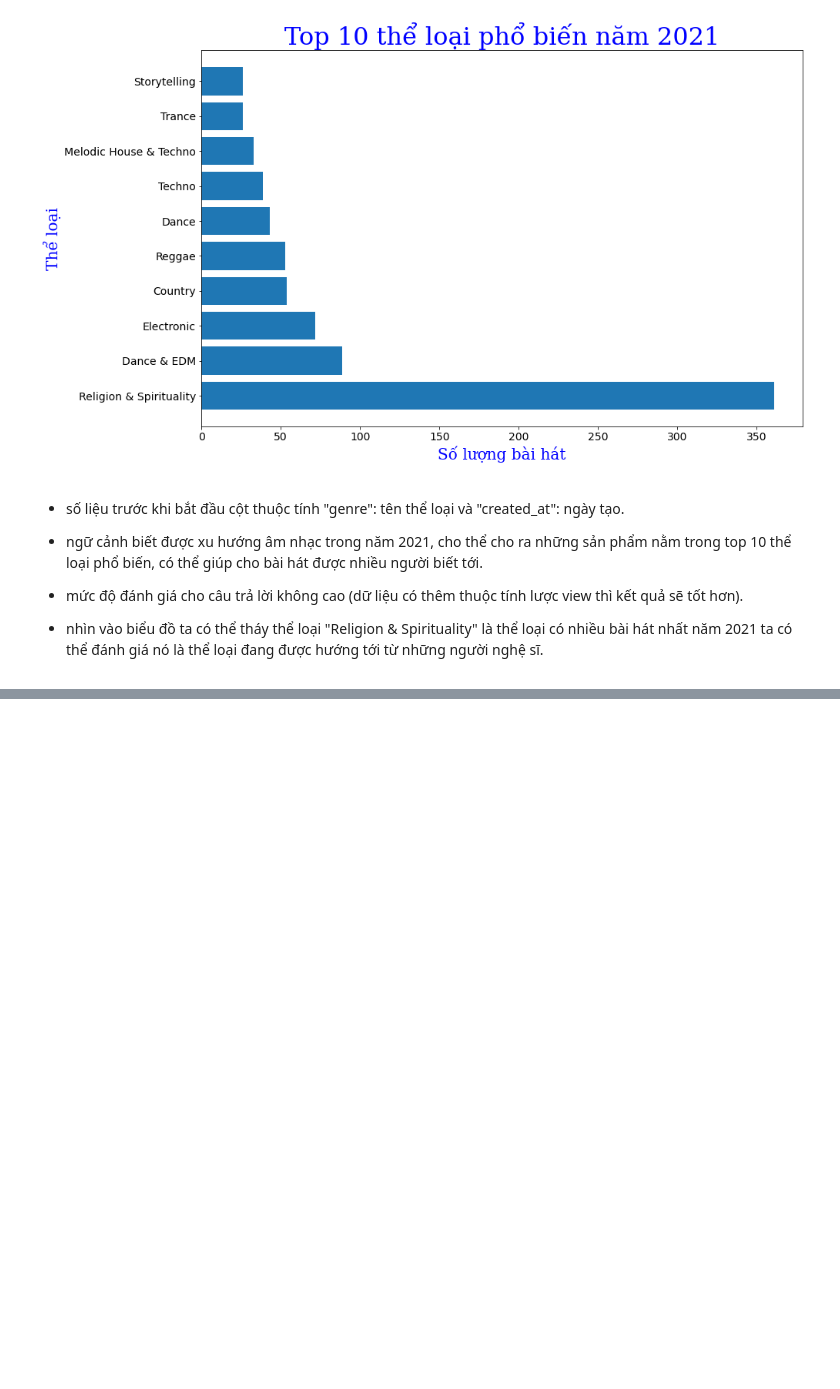
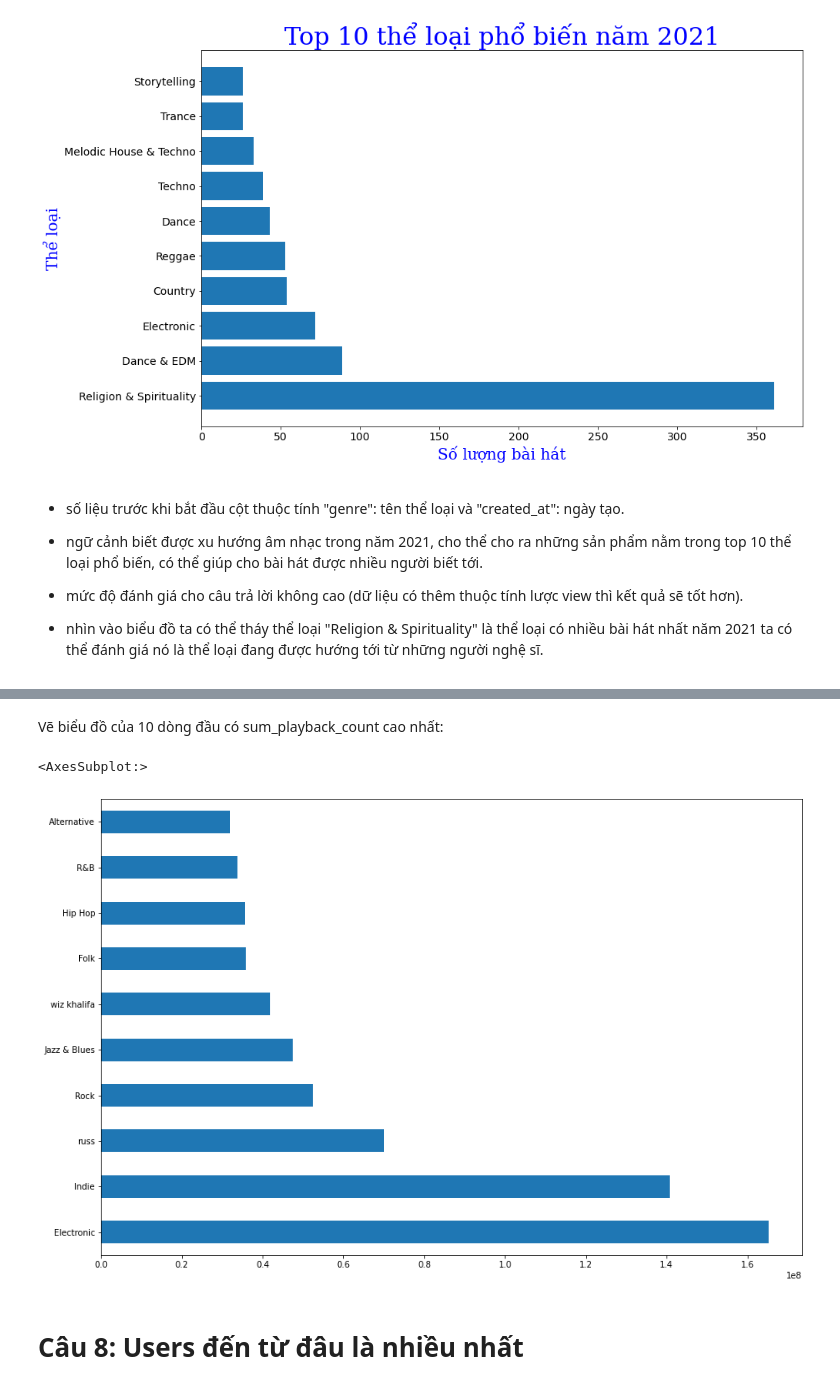
Before and after one commit to khiet-alt/data-analysis, a Jupyter notebook: source.ipynb, the cells around one changed output, grey strips where cells are left out. Cells and saved outputs as stored; diff of their text form; code cells hidden in the pictures; blank space fills up the shorter version.

```diff
--- a/source.ipynb
+++ b/source.ipynb
@@ -320,0 +366,9 @@ plt.show()
+# %% [markdown]
+Vẽ biểu đồ của 10 dòng đầu có sum_playback_count cao nhất:
+# %%
+genre_df.sort_values(by='sum_playback_count',ascending=False)['sum_playback_count'].head(10).plot.barh()
+# %% [output]
+<AxesSubplot:>
+[figure, added]
+# %% [markdown]
+# Câu 8: Users đến từ đâu là nhiều nhất
```
Also changed, not shown: parts of 15 cells of this notebook.
